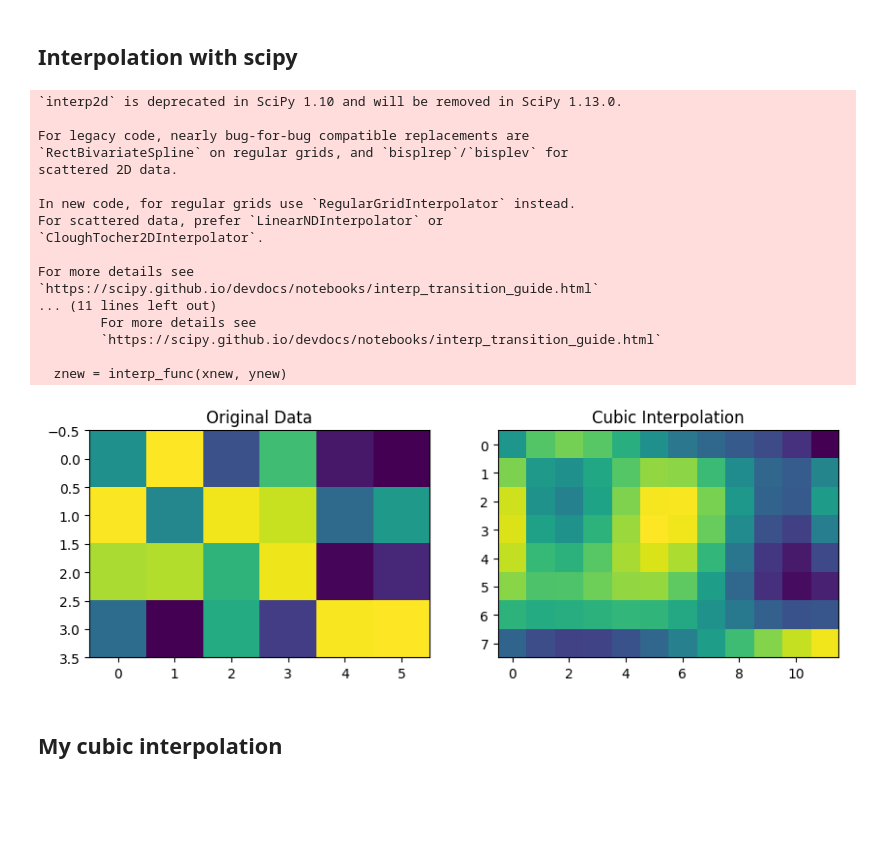
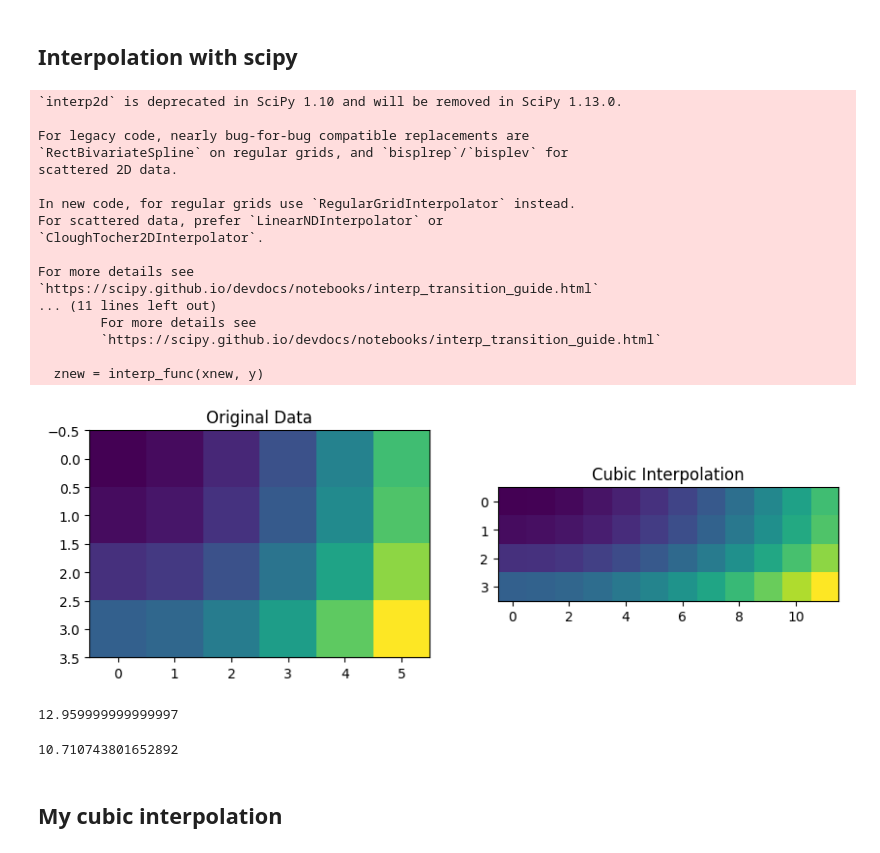
Before and after one commit to jianming1481/py_slambook2, a Jupyter notebook: ch8/test.ipynb, the cells around one changed output. Cells and saved outputs as stored; diff of their text form; code cells hidden in the pictures; blank space fills up the shorter version.

```diff
--- a/ch8/test.ipynb
+++ b/ch8/test.ipynb
@@ -271,43 +273,52 @@ import matplotlib.pyplot as plt
 # 创建一些示例数据（例如，一个简单的2D函数）
 x = np.linspace(0, 6, 6)
 y = np.linspace(0, 4, 4)
-x, y = np.meshgrid(x, y)
-z = np.sin(x**2 + y**2)
+xx, yy = np.meshgrid(x, y)
+z = (xx**2 + yy**2)
 
 # 创建插值对象
-interp_func = interpolate.interp2d(x, y, z, kind='cubic')
+interp_func = interpolate.interp2d(xx, yy, z, kind='cubic')
 
 # 在更密集的网格上进行插值
 xnew = np.linspace(0, 6, 12)
-ynew = np.linspace(0, 4, 8)
-znew = interp_func(xnew, ynew)
+# ynew = np.linspace(0, 4, 8)
+# znew = interp_func(xnew, ynew)
+znew = interp_func(xnew, y)
 
 # 绘制原始和插值数据
 fig, axs = plt.subplots(1, 2, figsize=(10, 4))
 axs[0].imshow(z)
 axs[0].set_title('Original Data')
 axs[1].imshow(znew)
 axs[1].set_title('Cubic Interpolation')
 plt.show()
 # %% [output]
 `interp2d` is deprecated in SciPy 1.10 and will be removed in SciPy 1.13.0.
 
 For legacy code, nearly bug-for-bug compatible replacements are
 `RectBivariateSpline` on regular grids, and `bisplrep`/`bisplev` for
 scattered 2D data.
 
 In new code, for regular grids use `RegularGridInterpolator` instead.
 For scattered data, prefer `LinearNDInterpolator` or
 `CloughTocher2DInterpolator`.
 
 For more details see
 `https://scipy.github.io/devdocs/notebooks/interp_transition_guide.html`
 ... (11 lines left out)
         For more details see
         `https://scipy.github.io/devdocs/notebooks/interp_transition_guide.html`
 
-  znew = interp_func(xnew, ynew)
+  znew = interp_func(xnew, y)
-[figure, old version]
+[figure, new version]
+# %%
+z[0][3]
+# %% [output]
+12.959999999999997
+# %%
+znew[0][6]
+# %% [output]
+10.710743801652892
 # %% [markdown]
 ## My cubic interpolation
 # %% [markdown]
```
Also changed, not shown: parts of 15 cells of this notebook.
